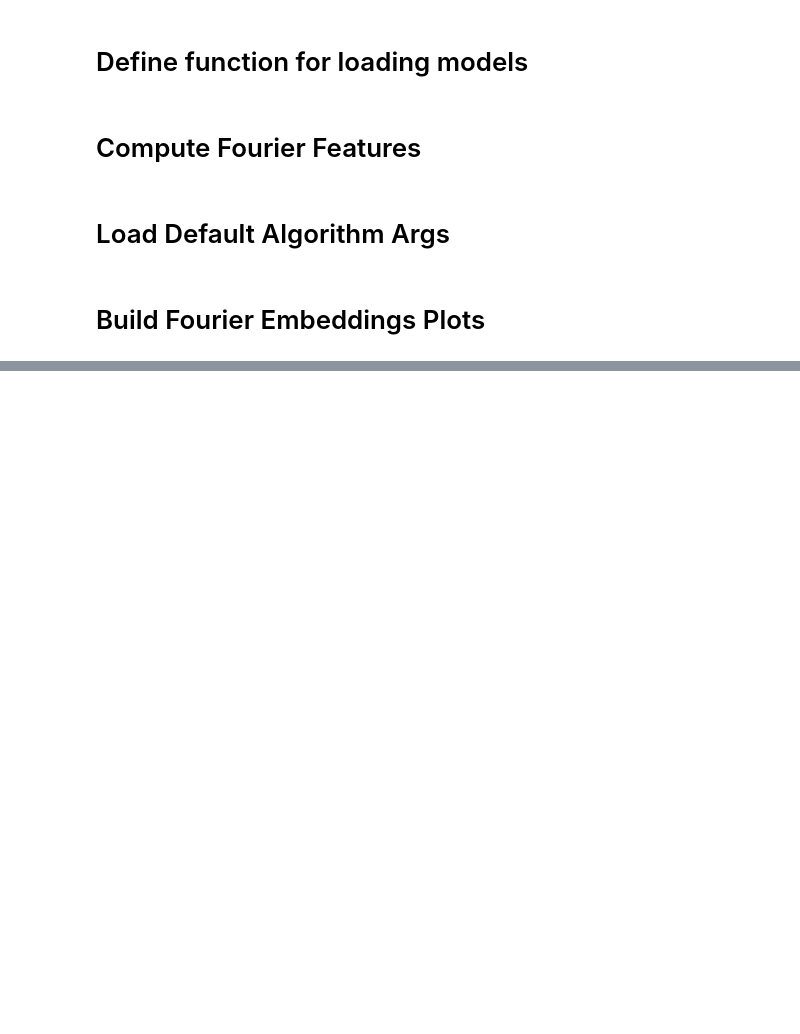
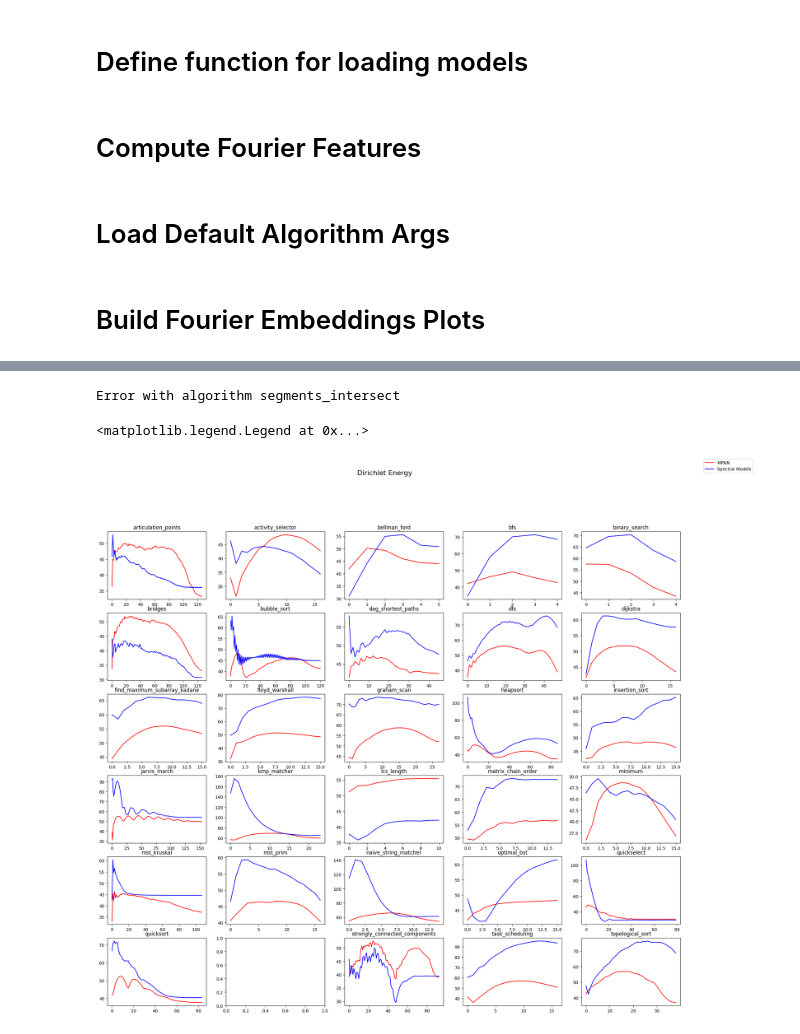
Before and after one commit to ronaldalbrt/algo_reasoning, a Jupyter notebook: notebooks/fourier_features_comparison.ipynb, the cells around one changed output, grey strips where cells are left out. Saved outputs shown, nothing was run; the diff lists cells and outputs as text; code cells hidden in the pictures; blank space fills up the shorter version.

```diff
--- a/notebooks/fourier_features_comparison.ipynb
+++ b/notebooks/fourier_features_comparison.ipynb
@@ -201,0 +237,34 @@ Error with algorithm segments_intersect
+# %%
+fig, axs = plt.subplots(rows, columns, figsize = (24, 20))
+
+fig.suptitle('Dirichlet Energy', fontsize=16)
+
+for i, algorithm in enumerate(CLRS_30_ALGS):
+    row, column = i//columns, i % columns
+    ax = axs[row, column]
+
+    try:
+        ds = CLRSDataset([algorithm], nb_nodes, batch_size, 1000, seed=7, algorithms_args=algorithm_args)
+        mpnn_model, spectral_model = load_models([algorithm])
+
+        obj = next(iter(ds)).to(device=device)
+        embeddings_mpnn, embeddings_spectral = mpnn_model(obj).hidden_embeddings, spectral_model(obj).hidden_embeddings
+
+
+        de_mpnn = [torch.mean(dirichlet_energy(embeddings_mpnn[:, i, :, :].squeeze()), dim=0).item() for i in range(embeddings_mpnn.size(1))]
+        de_spectral = [torch.mean(dirichlet_energy(embeddings_spectral[:, i, :, :].squeeze()),
+                                  dim=0).item() for i in range(embeddings_spectral.size(1))]
+
+        ax.set_title(algorithm)
+        ax.plot(de_mpnn, color="red", label="MPNN")
+        ax.plot(de_spectral, color="blue", label="Spectral Models")
+
+        handles, labels = ax.get_legend_handles_labels()
+    except:
+        print(f"Error with algorithm {algorithm}")
+
+fig.legend(handles, labels)
+# %% [output]
+Error with algorithm segments_intersect
+<matplotlib.legend.Legend at 0x...>
+[figure, added]
```
Also changed, not shown: parts of 5 cells of this notebook.
